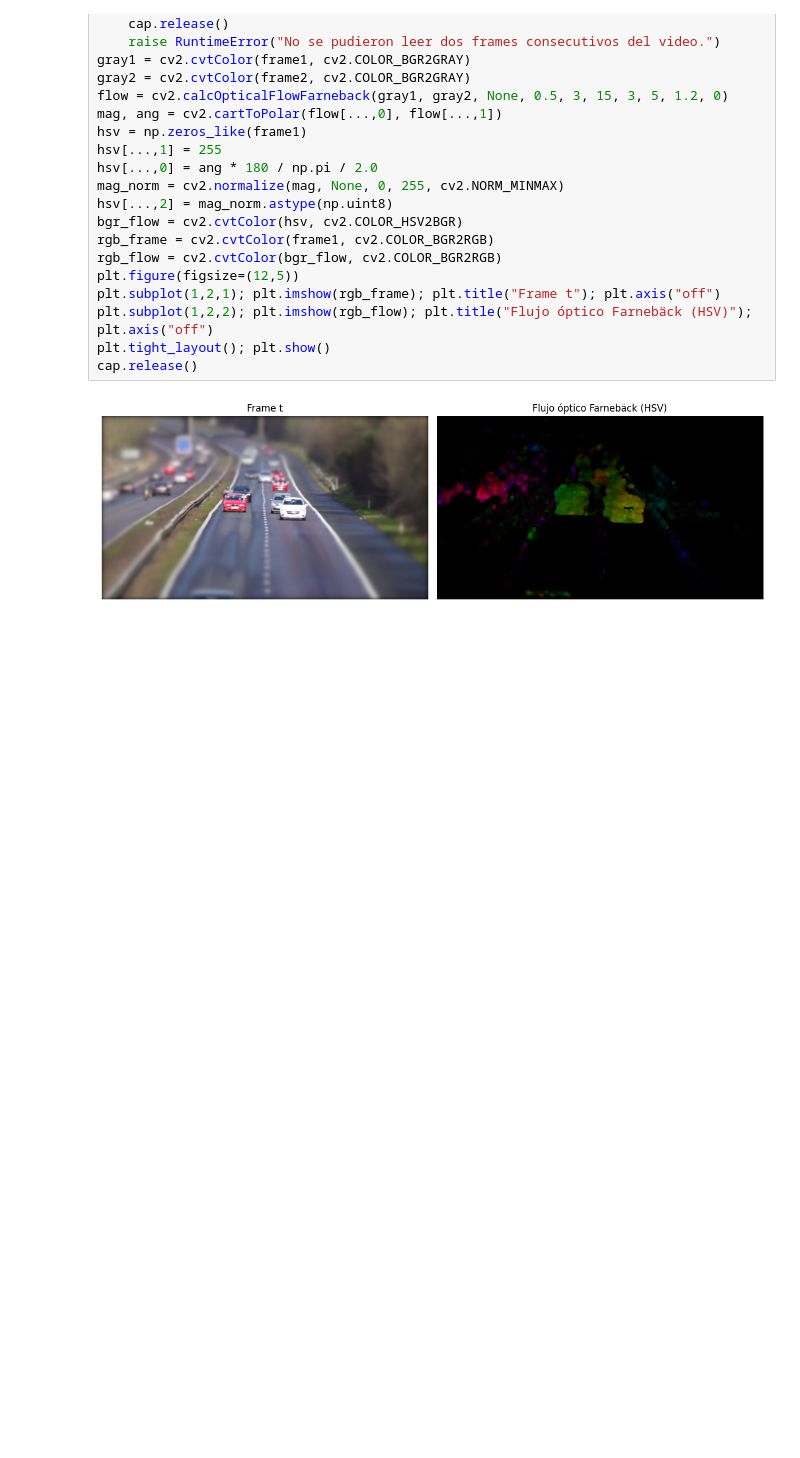
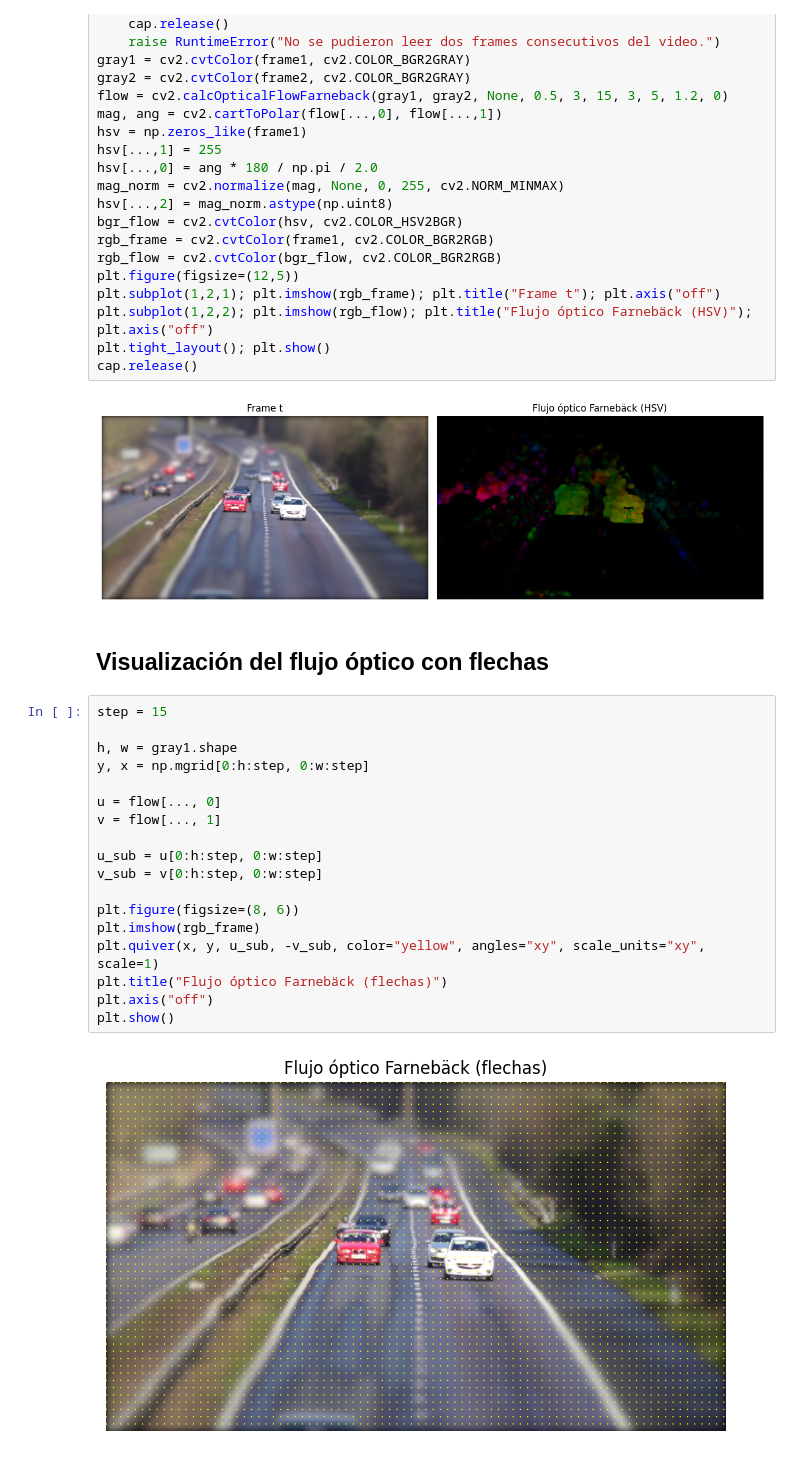
Before and after one commit to cesar-martinez-torres/LRT4012_Vision_en_Robotica, a Jupyter notebook: 28_flujo_optico_teoria.ipynb, the cells around one changed output. Drawn from its saved outputs; the diff is of its cells as text; blank space fills up the shorter version.

```diff
--- a/28_flujo_optico_teoria.ipynb
+++ b/28_flujo_optico_teoria.ipynb
@@ -83,3 +83,25 @@ plt.tight_layout(); plt.show()
 cap.release()
 # %% [output]
 [figure]
+# %% [markdown]
+## Visualización del flujo óptico con flechas
+# %%
+step = 15
+
+h, w = gray1.shape
+y, x = np.mgrid[0:h:step, 0:w:step]
+
+u = flow[..., 0]
+v = flow[..., 1]
+
+u_sub = u[0:h:step, 0:w:step]
+v_sub = v[0:h:step, 0:w:step]
+
+plt.figure(figsize=(8, 6))
+plt.imshow(rgb_frame)
+plt.quiver(x, y, u_sub, -v_sub, color="yellow", angles="xy", scale_units="xy", scale=1)
+plt.title("Flujo óptico Farnebäck (flechas)")
+plt.axis("off")
+plt.show()
+# %% [output]
+[figure, added]
```
Also changed, not shown: 8 other files.
